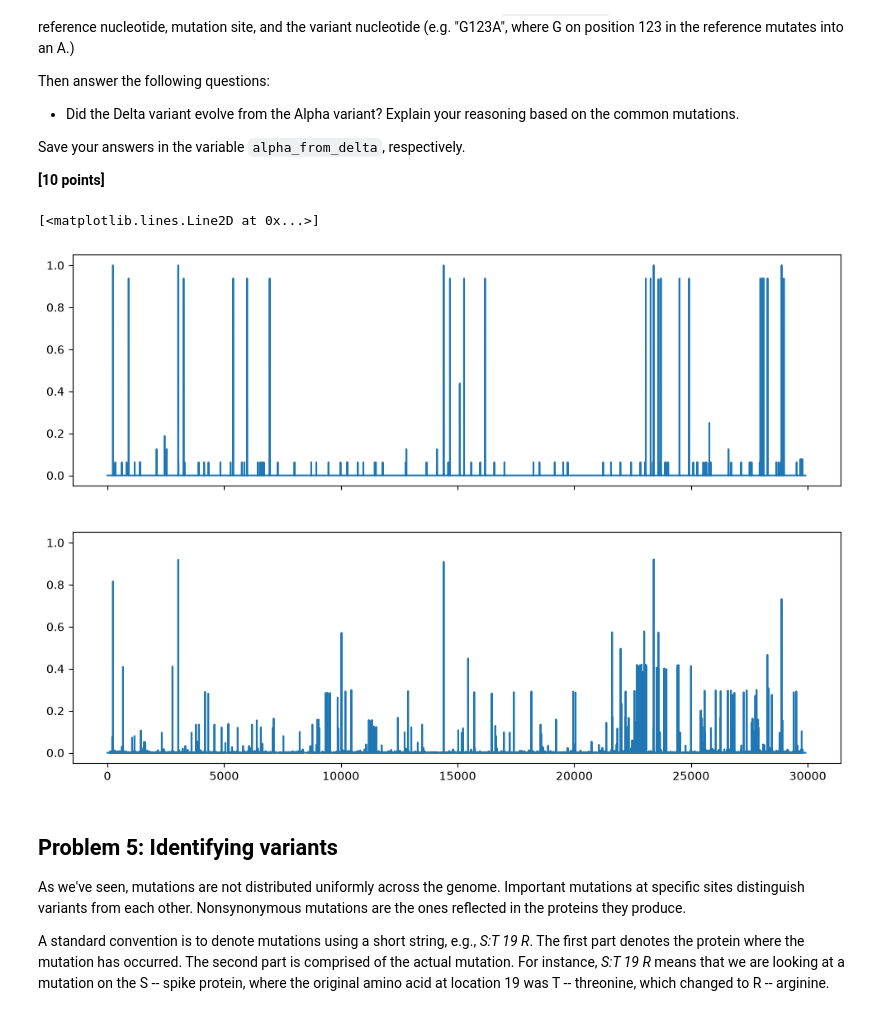
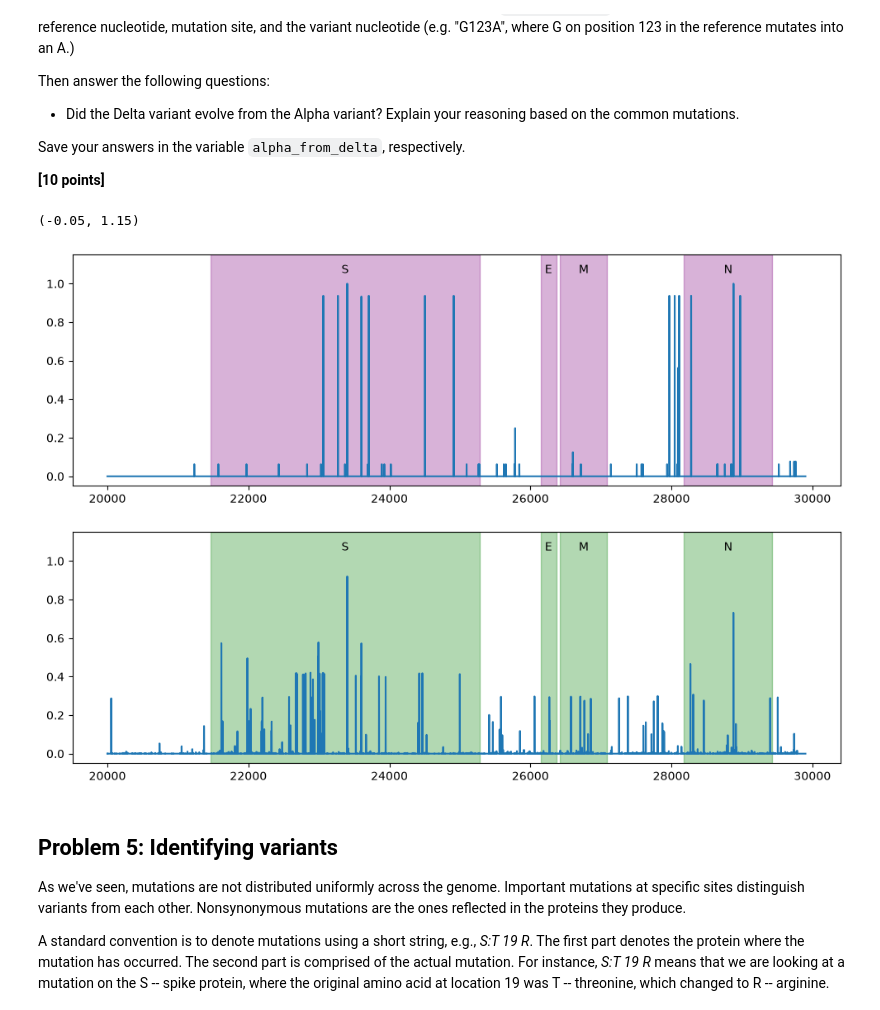
Before and after one commit to TaraMooreUNSW/assign_viral_evo, a Jupyter notebook: viral_evo_workbook.ipynb, the cells around one changed output. Cells and saved outputs as stored; diff of their text form; code cells hidden in the pictures.

Commit message:
continued working on problem 4 graph -- added colours and labels working on making colours different for each label

```diff
--- a/viral_evo_workbook.ipynb
+++ b/viral_evo_workbook.ipynb
@@ -518,42 +518,54 @@ for position, mismatch_dict in mismatch_nt_position_alpha.items():
         mutation_frequencies_alpha.append(0.0)
     else:
         mutation_frequencies_alpha.append(no_mismatches / depth)
 
 for position, mismatch_dict in mismatch_nt_position_delta.items():
     depth = mismatch_dict["depth"]
     no_mismatches = mismatch_dict["mismatches"]
     if depth == 0:
         mutation_frequencies_delta.append(0.0)
     else:
         mutation_frequencies_delta.append(no_mismatches / depth)
 
 # Plot the mutation occurrences across the whole genome for the Alpha and Delta variants separately on one figure (two subplots, one on top of another).
-# Represent the mutation occurance as a line plot (ax.plot or plt.plot) were
 # x-axis is sequence index and y-axis is the average mutation occurance.
+# Show only the part of the genome above the 20,000 nucleotides
+position_start = 20000
 
-fig, (ax1, ax2) = plt.subplots(2,1, figsize=(12,8), sharex=True, sharey=True)
+fig, (ax1, ax2) = plt.subplots(2,1, figsize=(12,8), sharey=True)
 
 x_axis = len(ref_seq)
 
-ax1.plot(range(x_axis), mutation_frequencies_alpha)
-ax2.plot(range(x_axis), mutation_frequencies_delta)
+ax1.plot(range(position_start, x_axis), mutation_frequencies_alpha[position_start:])
+ax2.plot(range(position_start, x_axis), mutation_frequencies_delta[position_start:])
 
+cmap = plt.get_cmap('tab10')
+location_colours = {name: cmap(i) for i, name in enumerate(gene_locations)}
+# plot_colours = [location_colours[name] for name in gene_locations.values()]
 
-# Show only the part of the genome above the 20,000 nucleotides and mark locations of the SARS-CoV-2 genes (with colors and labels). You can find gene locations in the `gene_locations` variable. Expect a few sites with occurrence one and the rest close to zero.
+# and mark locations of the SARS-CoV-2 genes (with colors and labels).
+for name, (start, stop) in gene_locations.items():
+    print(location_colours[name])
+    ax1.axvspan(start,stop, color="purple", alpha=0.3)
+    mid_x = (start + stop) /2
+    ax1.text(x=mid_x, y=1.1, s=name, ha="center", va="top")
 
+    ax2.axvspan(start,stop, color="green", alpha=0.3)
+    ax2.text(x=mid_x, y=1.1, s=name, ha="center", va="top")
 
-
-
+min_y, _ = ax1.get_ylim()
+ax1.set_ylim(min_y,1.15)
+ax2.set_ylim(min_y,1.15)
 
 
 # We say a mutation is vital if its occurrence is higher than 0.5. Find all vital mutations in the spike gene ("S") and compare results between variants. There are a few sites where both variants mutated, but only one where the same mutation occurred.
 
 # Store your plot in the `problem3.svg` and make it visually appealing.
 # Find indices of each site on the S gene where mutations occurred in both variants. Store integer sites into a `mutations_in_both_variants` variable where the site refers to the nucleotide in the reference genome.
 # Store the only same mutation into the `same_mutation` variable as a string denoting reference nucleotide, mutation site, and the variant nucleotide (e.g. "G123A", where G on position 123 in the reference mutates into an A.)
 # %% [output]
-[<matplotlib.lines.Line2D at 0x...>]
+(-0.05, 1.15)
-[figure, old version]
+[figure, new version]
 # %%
 mutations_in_both_variants = [1,2,3]
 same_mutation = "G123A" # write your mutation in the form of f"{reference nt}{site number}{variant nt}"
```
